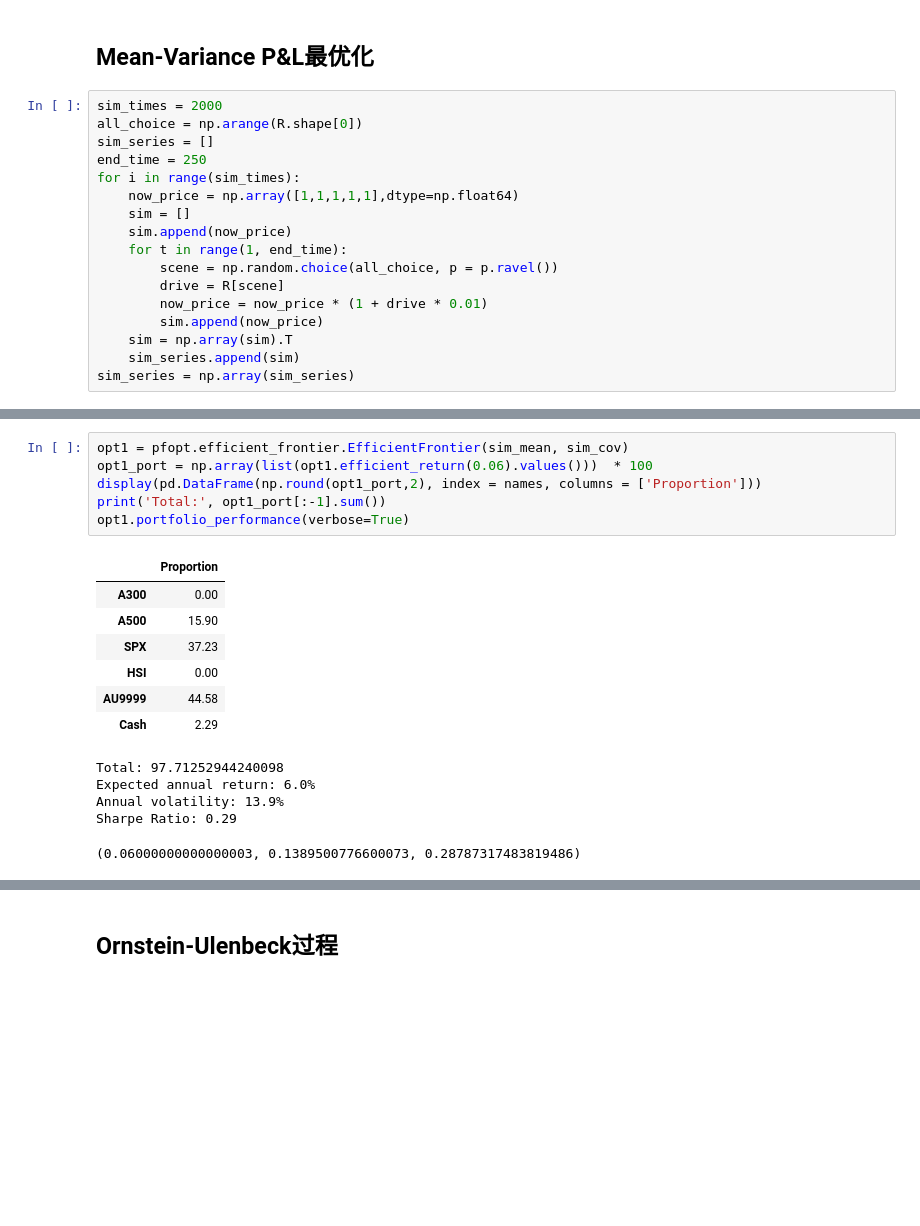
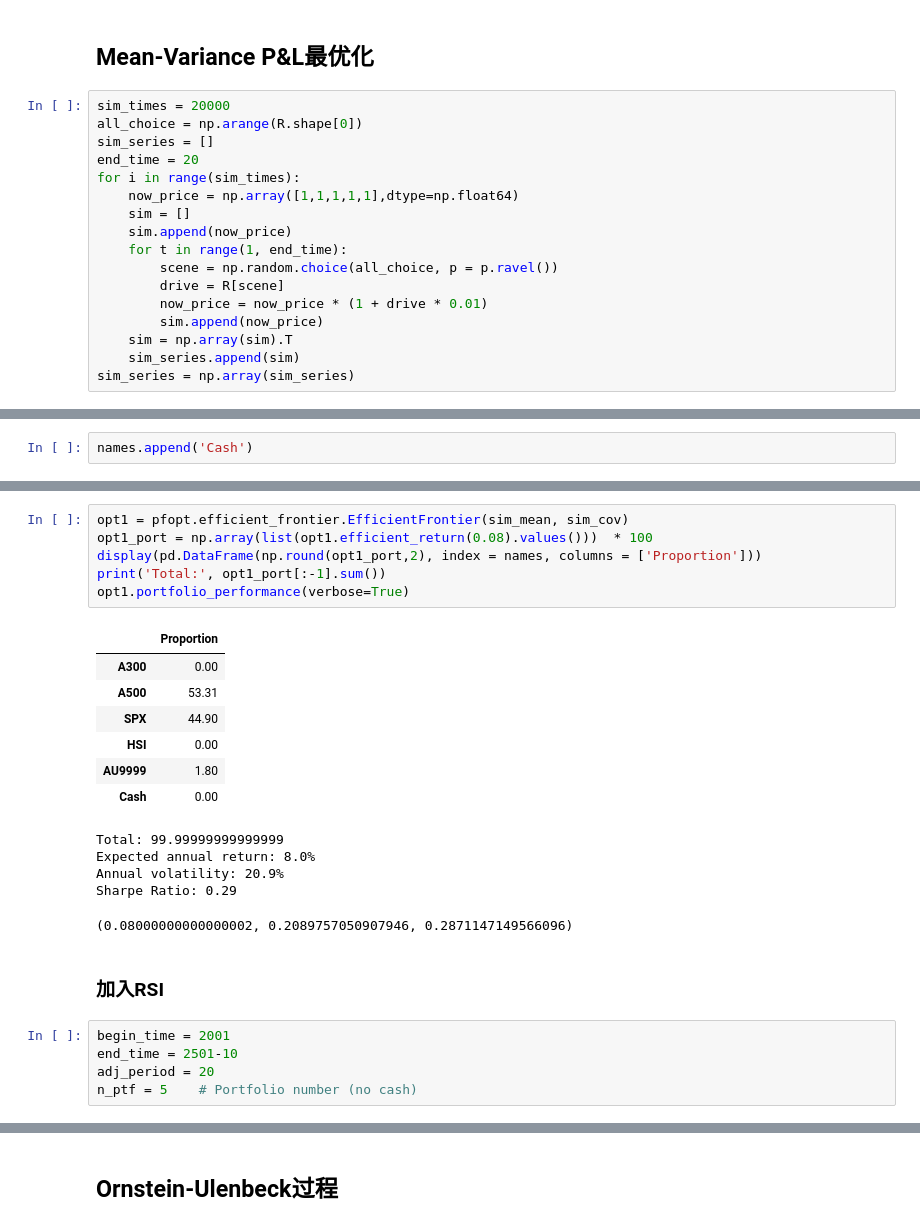
Before and after one commit to dishangti/Entropy-Pooling, a Jupyter notebook: EP.ipynb, the cells around one changed output, grey strips where cells are left out. Drawn from its saved outputs; the diff is of its cells as text; blank space fills up the shorter version.

```diff
--- a/EP.ipynb
+++ b/EP.ipynb
@@ -632,10 +632,10 @@ Var: 0.39029211462079266
 # %% [markdown]
 ## Mean-Variance P&L最优化
 # %%
-sim_times = 2000
+sim_times = 20000
 all_choice = np.arange(R.shape[0])
 sim_series = []
-end_time = 250
+end_time = 20
 for i in range(sim_times):
     now_price = np.array([1,1,1,1,1],dtype=np.float64)
     sim = []
@@ -676,3 +676,5 @@ array([[ 1.00819969e-01,  1.10251789e-01,  5.36579667e-03,
+# %%
+names.append('Cash')
 # %%
 opt1 = pfopt.efficient_frontier.EfficientFrontier(sim_mean, sim_cov)
 opt1_port = np.array(list(opt1.max_sharpe().values()))  * 100
@@ -695,19 +697,26 @@ Sharpe Ratio: 0.31
 # %%
 opt1 = pfopt.efficient_frontier.EfficientFrontier(sim_mean, sim_cov)
-opt1_port = np.array(list(opt1.efficient_return(0.06).values()))  * 100
+opt1_port = np.array(list(opt1.efficient_return(0.08).values()))  * 100
 display(pd.DataFrame(np.round(opt1_port,2), index = names, columns = ['Proportion']))
 print('Total:', opt1_port[:-1].sum())
 opt1.portfolio_performance(verbose=True)
 # %% [output]
 |  | Proportion |
 | A300 | 0.00 |
-| A500 | 15.90 |
-| SPX | 37.23 |
+| A500 | 53.31 |
+| SPX | 44.90 |
 | HSI | 0.00 |
-| AU9999 | 44.58 |
-| Cash | 2.29 |
+| AU9999 | 1.80 |
+| Cash | 0.00 |
-Total: 97.71252944240098
-Expected annual return: 6.0%
-Annual volatility: 13.9%
+Total: 99.99999999999999
+Expected annual return: 8.0%
+Annual volatility: 20.9%
 Sharpe Ratio: 0.29
-(0.06000000000000003, 0.1389500776600073, 0.28787317483819486)
+(0.08000000000000002, 0.2089757050907946, 0.2871147149566096)
+# %% [markdown]
+### 加入RSI
+# %%
+begin_time = 2001
+end_time = 2501-10
+adj_period = 20
+n_ptf = 5    # Portfolio number (no cash)
```
Also changed, not shown: parts of 9 cells of this notebook, 1 other file.
